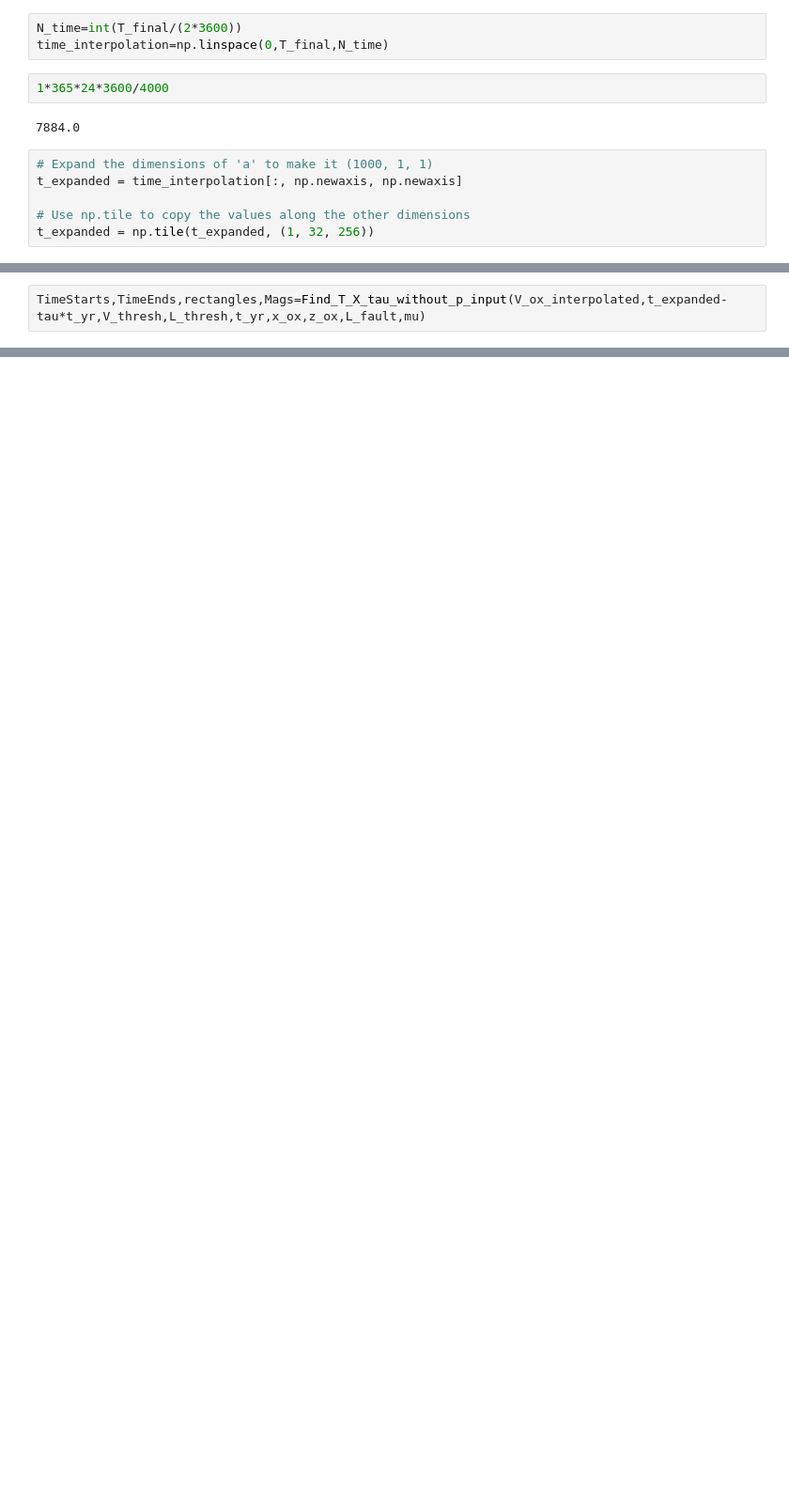
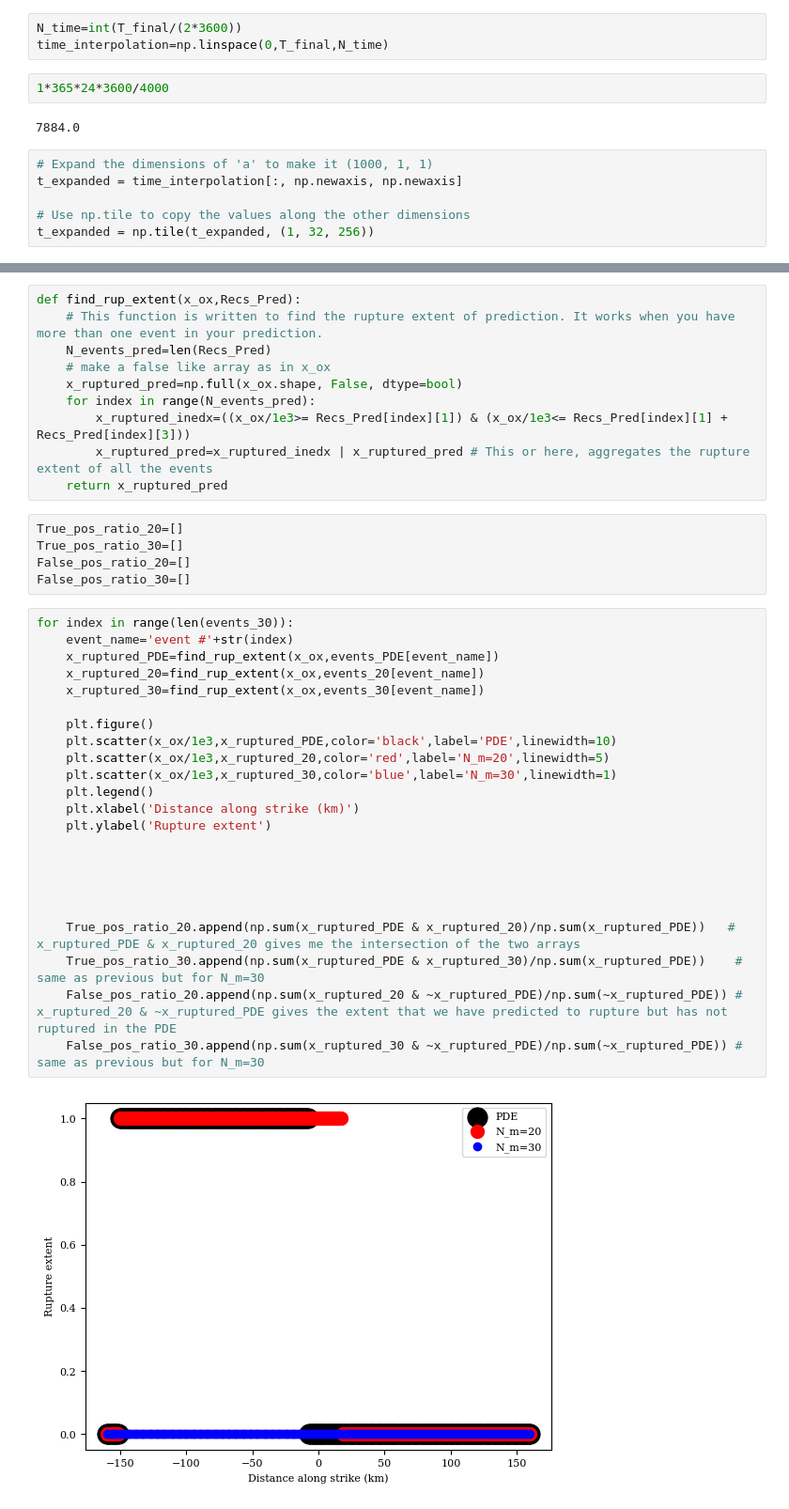
Before and after one commit to hojjatks/ROM_EnKF_earthquakecycle, a Jupyter notebook: Codes/PlotPredictionPerformance.ipynb, the cells around one changed output, grey strips where cells are left out. Shown at 94% size. Saved outputs shown, nothing was run; the diff lists cells and outputs as text; blank space fills up the shorter version.

```diff
--- a/Codes/PlotPredictionPerformance.ipynb
+++ b/Codes/PlotPredictionPerformance.ipynb
@@ -450,2 +236,0 @@ V_thresh
-# %%
-TimeStarts,TimeEnds,rectangles,Mags=Find_T_X_tau_without_p_input(V_ox_interpolated,t_expanded-tau*t_yr,V_thresh,L_thresh,t_yr,x_ox,z_ox,L_fault,mu)
@@ -459,0 +472,40 @@ array([0.01255708])
+# %%
+def find_rup_extent(x_ox,Recs_Pred):
+    # This function is written to find the rupture extent of prediction. It works when you have more than one event in your prediction.
+    N_events_pred=len(Recs_Pred)
+    # make a false like array as in x_ox
+    x_ruptured_pred=np.full(x_ox.shape, False, dtype=bool)
+    for index in range(N_events_pred):
+        x_ruptured_inedx=((x_ox/1e3>= Recs_Pred[index][1]) & (x_ox/1e3<= Recs_Pred[index][1] + Recs_Pred[index][3]))
+        x_ruptured_pred=x_ruptured_inedx | x_ruptured_pred # This or here, aggregates the rupture extent of all the events
+    return x_ruptured_pred
+# %%
+True_pos_ratio_20=[]
+True_pos_ratio_30=[]
+False_pos_ratio_20=[]
+False_pos_ratio_30=[]
+# %%
+for index in range(len(events_30)):
+    event_name='event #'+str(index)
+    x_ruptured_PDE=find_rup_extent(x_ox,events_PDE[event_name])
+    x_ruptured_20=find_rup_extent(x_ox,events_20[event_name])
+    x_ruptured_30=find_rup_extent(x_ox,events_30[event_name])
+
+    plt.figure()
+    plt.scatter(x_ox/1e3,x_ruptured_PDE,color='black',label='PDE',linewidth=10)
+    plt.scatter(x_ox/1e3,x_ruptured_20,color='red',label='N_m=20',linewidth=5)
+    plt.scatter(x_ox/1e3,x_ruptured_30,color='blue',label='N_m=30',linewidth=1)
+    plt.legend()
+    plt.xlabel('Distance along strike (km)')
+    plt.ylabel('Rupture extent')
+
+
+
+
+
+    True_pos_ratio_20.append(np.sum(x_ruptured_PDE & x_ruptured_20)/np.sum(x_ruptured_PDE))   # x_ruptured_PDE & x_ruptured_20 gives me the intersection of the two arrays
+    True_pos_ratio_30.append(np.sum(x_ruptured_PDE & x_ruptured_30)/np.sum(x_ruptured_PDE))    # same as previous but for N_m=30
+    False_pos_ratio_20.append(np.sum(x_ruptured_20 & ~x_ruptured_PDE)/np.sum(~x_ruptured_PDE)) # x_ruptured_20 & ~x_ruptured_PDE gives the extent that we have predicted to rupture but has not ruptured in the PDE
+    False_pos_ratio_30.append(np.sum(x_ruptured_30 & ~x_ruptured_PDE)/np.sum(~x_ruptured_PDE)) # same as previous but for N_m=30
+# %% [output]
+[figure, added]
```
Also changed, not shown: parts of 44 cells of this notebook, 1 other file.
